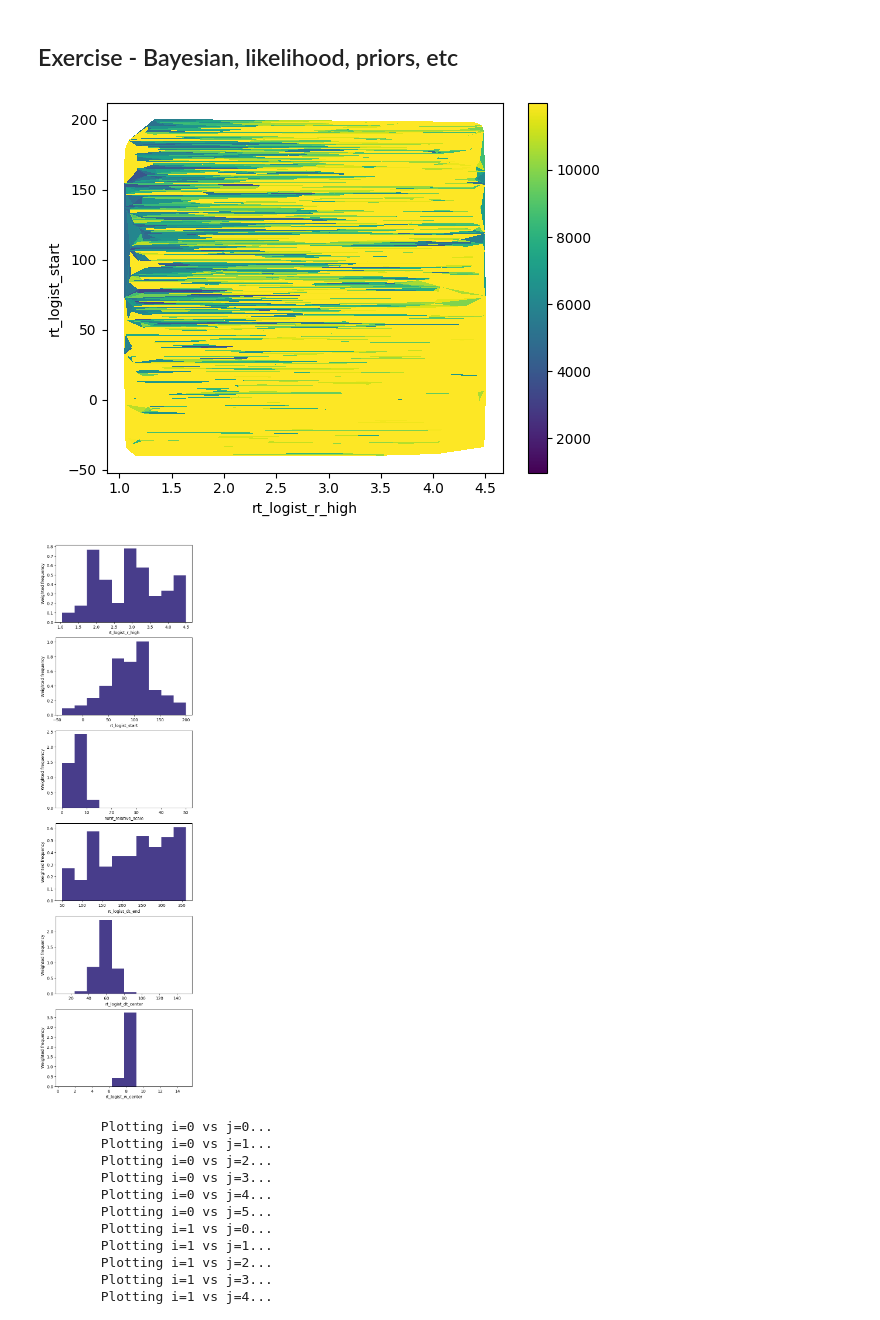
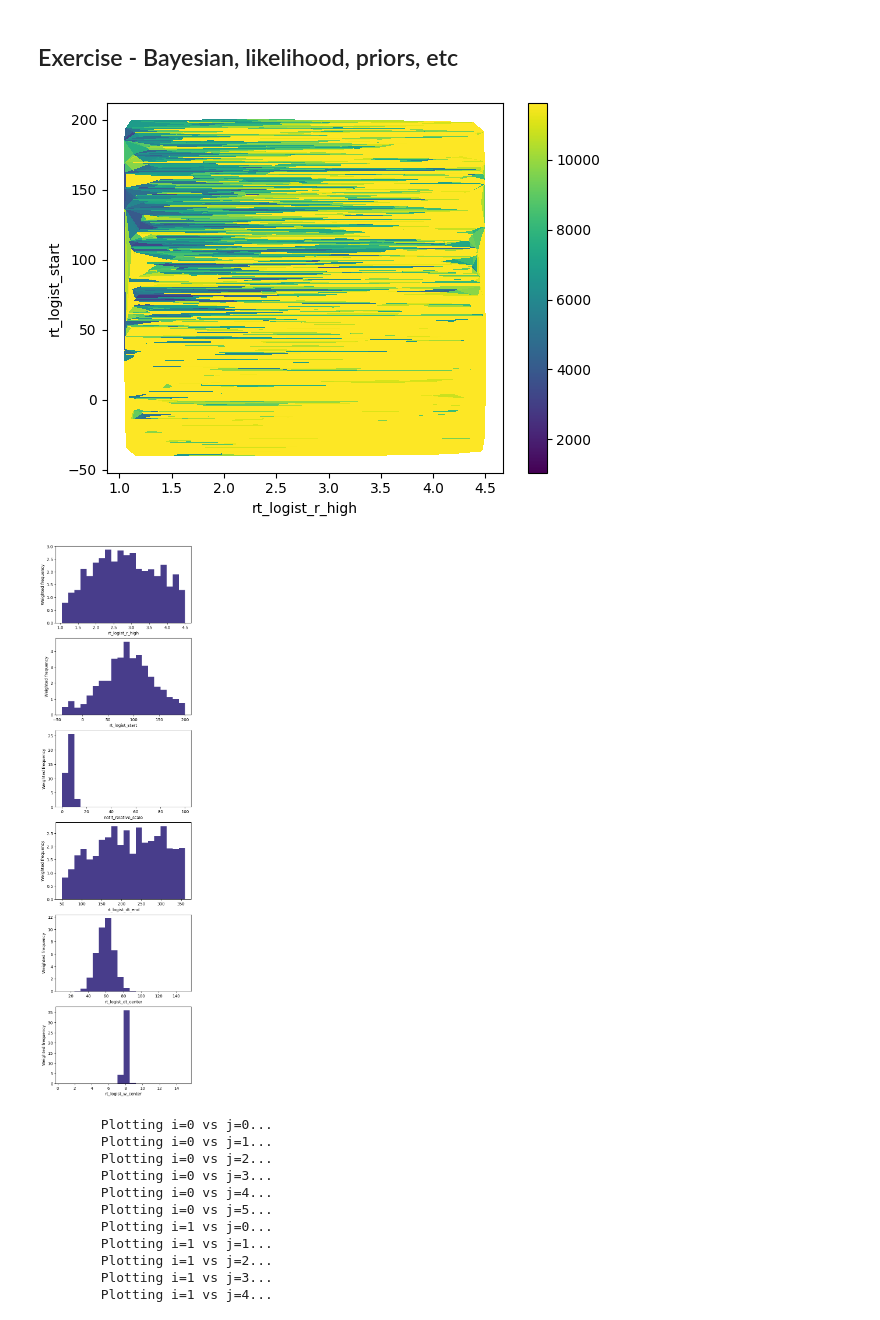
Before and after one commit to InfraMIND-models/3rd_imdc_ifgw_inframind-proteus, a Jupyter notebook: src/prototypes/run_dynamic_model.ipynb, the cells around one changed output. Drawn from its saved outputs; the diff is of its cells as text; code cells hidden in the pictures.

Commit message:
Incorporate priors on one-shot sampling

```diff
--- a/src/prototypes/run_dynamic_model.ipynb
+++ b/src/prototypes/run_dynamic_model.ipynb
@@ -40,7 +40,7 @@ year = 2022
 epiweeek_sim_start = 26   # Train data ends at epiweek 25
 epiweek_sim_end = 45
 
-num_simulations = int(2**15)
+num_simulations = int(2**18)
 
 # =================
 
@@ -78,7 +78,7 @@ config.temporal.calibration_start = epiweek_to_date(100 * year + 41)  # Mosqlima
 config.temporal.calibration_end = epiweek_to_date(100 * (year + 1) + 40)  # Mosqlimate instructions
 config.temporal.zero_date = config.temporal.calibration_start
 
-# === Pre-sampling prototype
+# === Pre-sampling prototype: SET SCALING TO MATCH PRE-SIMULATION MEAN/STD
 # --- Fetch incidence at pre-simulation phase
 presim_start_date = config.temporal.sim_start - pd.Timedelta(simulator._gt_max_steps, unit="W")
 presim_end_date = config.temporal.sim_start - pd.Timedelta(1, unit="W")
@@ -97,7 +97,7 @@ _mean_rel_scaling = _mean_cases * _coef
 _std_rel_scaling = _std_cases * _coef
 
 # Define the prior
-config.sampling.param_priors["notif_relative_scale"] = NormalPrior(_mean_rel_scaling, _std_rel_scaling)
+config.sampling.param_priors["notif_relative_scale"] = GammaPrior(_mean_rel_scaling, _std_rel_scaling)
 
 
 
@@ -356,7 +364,7 @@ fig.colorbar(plot)
 
 fig
 # %% [output]
-[figure, old version]
+[figure, new version]
 # %%
 from scipy.stats import gaussian_kde
 
@@ -402,36 +410,36 @@ def my_prior_01(_df: pd.DataFrame):
 
         _p *= _gauss(_df["rt_logist_dt_center"], mu=60., sigma=10.0)
 
         # Enforce that dt_end > dt_center
         if "rt_logist_dt_end" in _df.columns:
             _p[_df["rt_logist_dt_end"] <= _df["rt_logist_dt_center"]] = 0.0
 
     return _p
 
 
 df["prior"] = my_prior_01(df)
 df["rel_posterior"] = df["temp_likelihood"] * df["prior"]  # Not normalized
 
 bayesian_df = df
 
 
 # Univariate marginal posteriors
 # ======
 with plt.rc_context():
     fig, axes = plt.subplots(nrows=len(sampled_param_names), figsize=(6, 4 * len(sampled_param_names)))
     for i_param, param_name in enumerate(sampled_param_names):
         """"""
         ax: plt.Axes = axes[i_param]
         sr = bayesian_df[param_name]
         weights = bayesian_df["rel_posterior"]
-        # ax.hist(sr, weights=weights, bins=20, color="darkslateblue")
-        ax.hist(sr, weights=weights, color="darkslateblue")
+        ax.hist(sr, weights=weights, bins=20, color="darkslateblue")
+        # ax.hist(sr, weights=weights, color="darkslateblue")
         ax.set_xlabel(f"{param_name}")
         ax.set_ylabel("Weighted frequency")
 
     display(fig)
 # %% [output]
-[figure, old version]
+[figure, new version]
 # %%
 # 2-Variable dispersion plots Marginal of each parameter
 # =========
```
Also changed, not shown: parts of 6 cells of this notebook, 3 other files.
